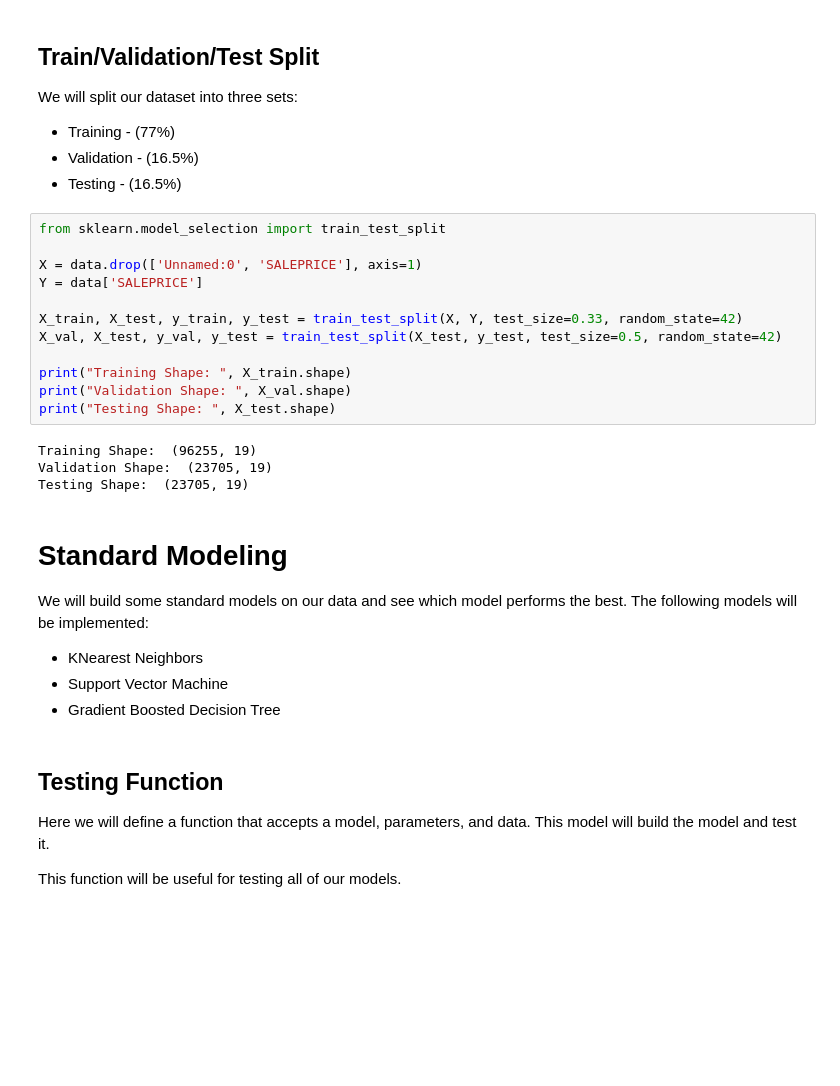
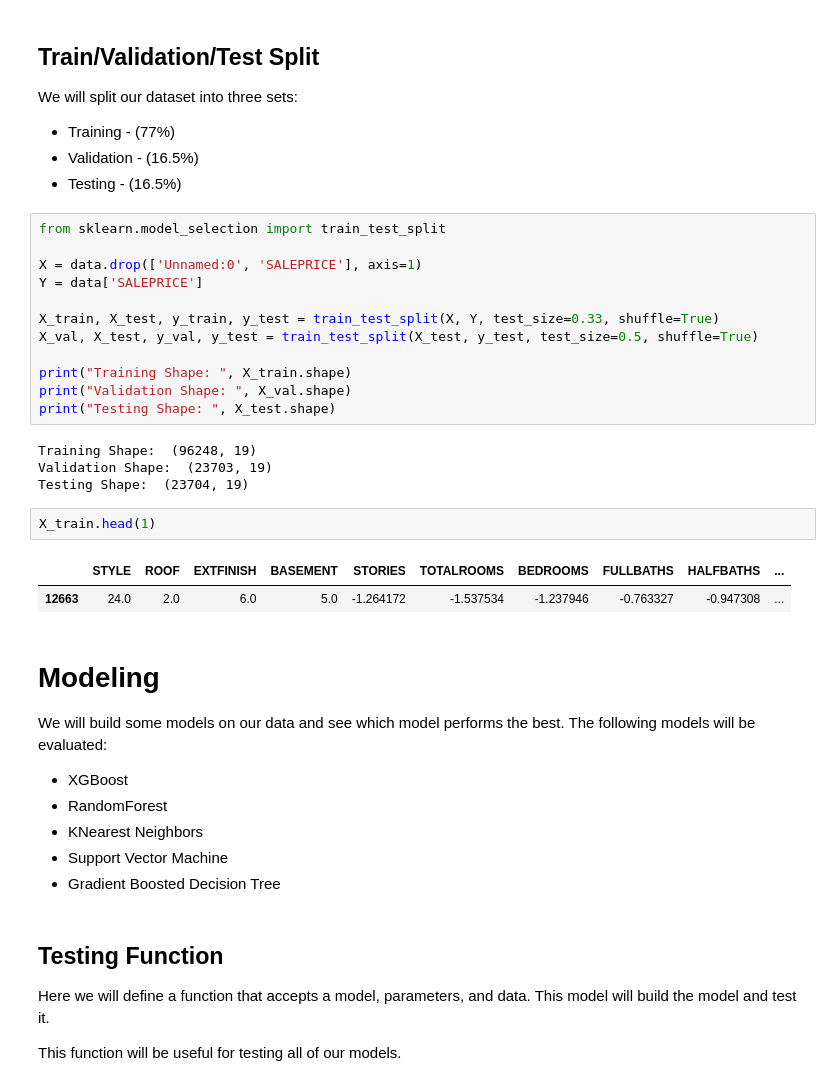
Before and after one commit to wonch002/Home-Value-Prediction, a Jupyter notebook: notebooks/Modeling.ipynb, the cells around one changed output. Cells and saved outputs as stored; diff of their text form; blank space fills up the shorter version.

Commit message:
Updating Modeling Notebook.

```diff
--- a/notebooks/Modeling.ipynb
+++ b/notebooks/Modeling.ipynb
@@ -47,20 +56,27 @@ from sklearn.model_selection import train_test_split
 X = data.drop(['Unnamed:0', 'SALEPRICE'], axis=1)
 Y = data['SALEPRICE']
 
-X_train, X_test, y_train, y_test = train_test_split(X, Y, test_size=0.33, random_state=42)
-X_val, X_test, y_val, y_test = train_test_split(X_test, y_test, test_size=0.5, random_state=42)
+X_train, X_test, y_train, y_test = train_test_split(X, Y, test_size=0.33, shuffle=True)
+X_val, X_test, y_val, y_test = train_test_split(X_test, y_test, test_size=0.5, shuffle=True)
 
 print("Training Shape: ", X_train.shape)
 print("Validation Shape: ", X_val.shape)
 print("Testing Shape: ", X_test.shape)
 # %% [output]
-Training Shape:  (96255, 19)
-Validation Shape:  (23705, 19)
-Testing Shape:  (23705, 19)
+Training Shape:  (96248, 19)
+Validation Shape:  (23703, 19)
+Testing Shape:  (23704, 19)
+# %%
+X_train.head(1)
+# %% [output]
+|  | STYLE | ROOF | EXTFINISH | BASEMENT | STORIES | TOTALROOMS | BEDROOMS | FULLBATHS | HALFBATHS | ... |
+| 12663 | 24.0 | 2.0 | 6.0 | 5.0 | -1.264172 | -1.537534 | -1.237946 | -0.763327 | -0.947308 | ... |
 # %% [markdown]
-# Standard Modeling
-We will build some standard models on our data and see which model performs the best. The following models will be implemented:
+# Modeling
+We will build some models on our data and see which model performs the best. The following models will be evaluated:
 
+* XGBoost
+* RandomForest
 * KNearest Neighbors
 * Support Vector Machine
 * Gradient Boosted Decision Tree
```
Also changed, not shown: parts of 41 cells of this notebook.
